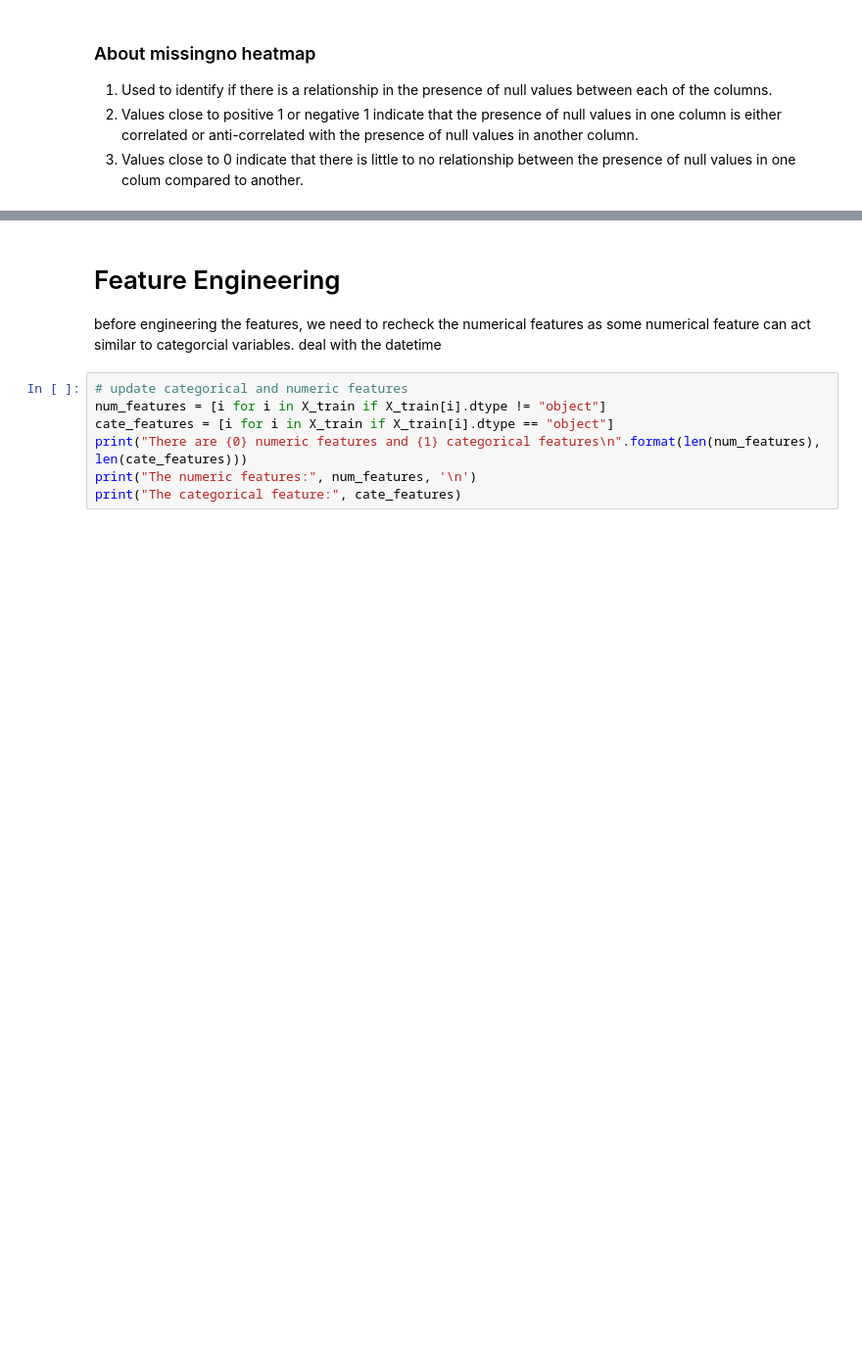
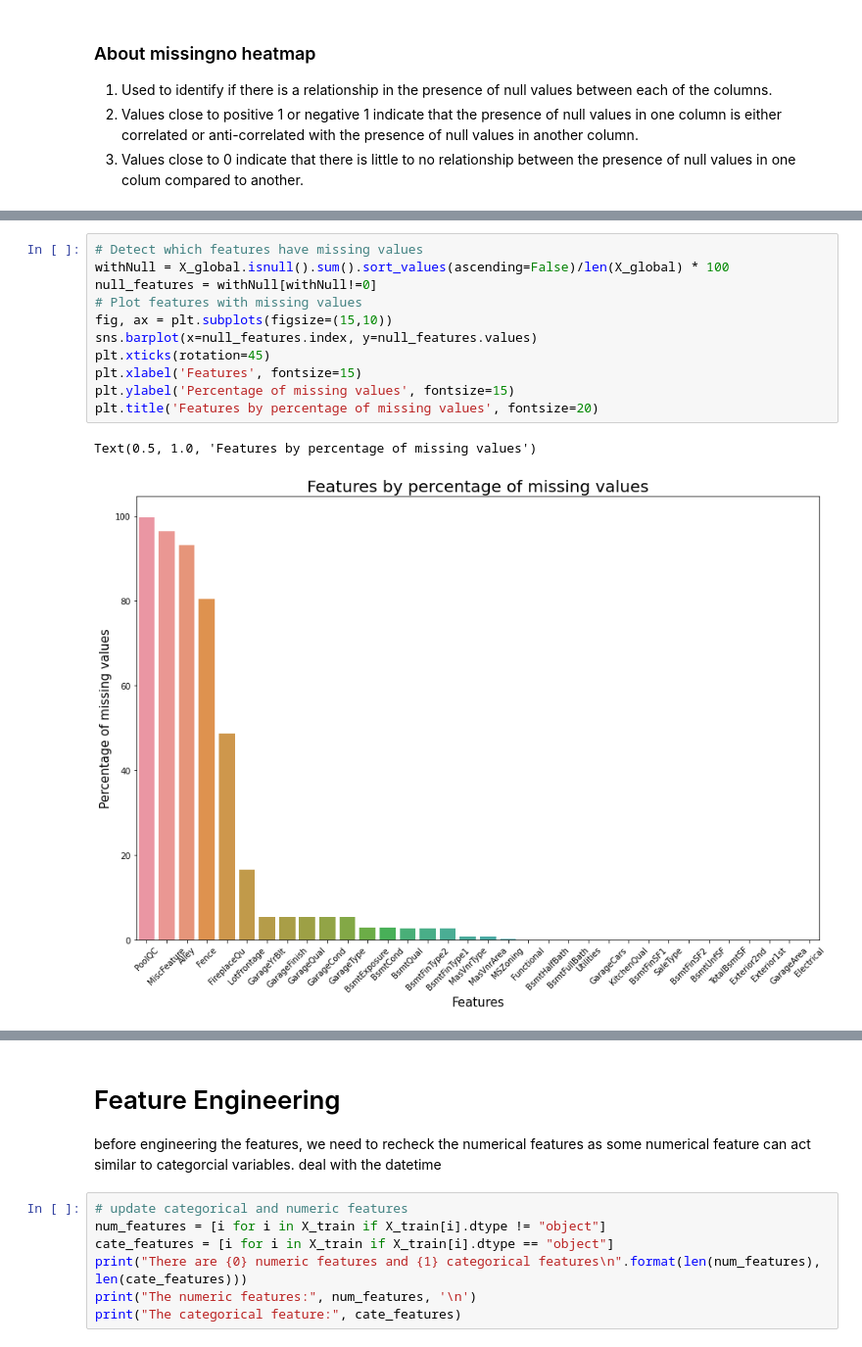
Before and after one commit to macorony/House_Price, a Jupyter notebook: various-models-on-house-price.ipynb, the cells around one changed output, grey strips where cells are left out. Shown at 98% size. Cells and saved outputs as stored; diff of their text form; blank space fills up the shorter version.

```diff
--- a/various-models-on-house-price.ipynb
+++ b/various-models-on-house-price.ipynb
@@ -164,0 +253,14 @@ X_train, y_train = df_train.iloc[:,:-1], df_train.iloc[:,-1]
+# %%
+# Detect which features have missing values
+withNull = X_global.isnull().sum().sort_values(ascending=False)/len(X_global) * 100
+null_features = withNull[withNull!=0]
+# Plot features with missing values
+fig, ax = plt.subplots(figsize=(15,10))
+sns.barplot(x=null_features.index, y=null_features.values)
+plt.xticks(rotation=45)
+plt.xlabel('Features', fontsize=15)
+plt.ylabel('Percentage of missing values', fontsize=15)
+plt.title('Features by percentage of missing values', fontsize=20)
+# %% [output]
+Text(0.5, 1.0, 'Features by percentage of missing values')
+[figure, added]
```
Also changed, not shown: parts of 62 cells of this notebook.
